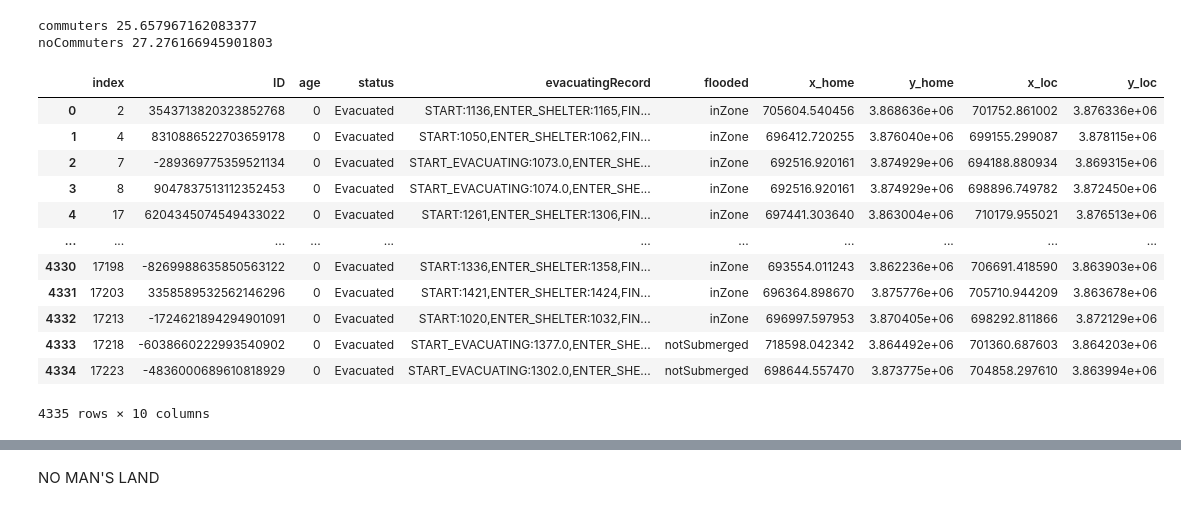
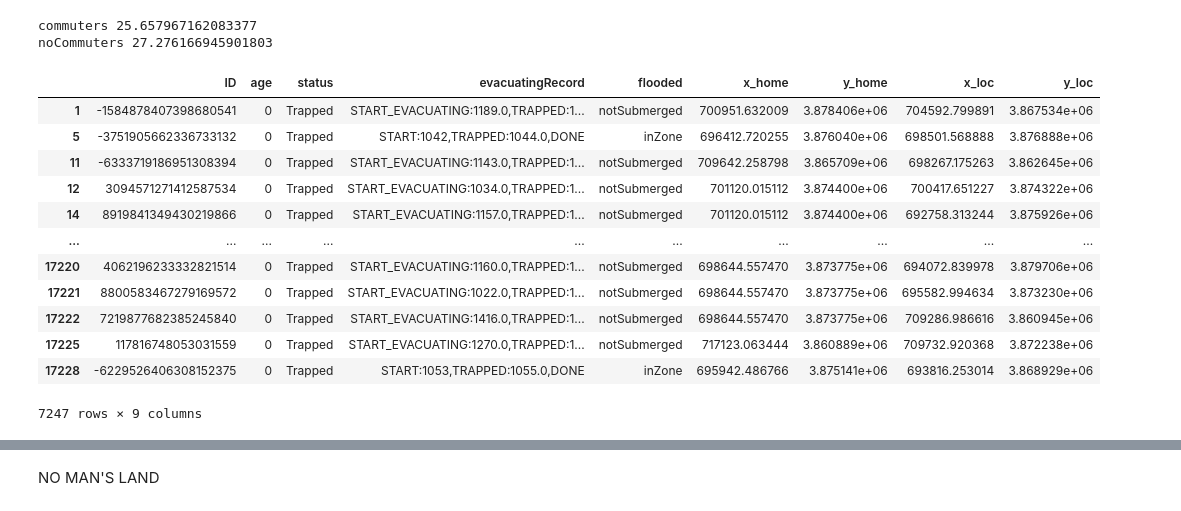
Before and after one commit to swise5/SETOSim, a Jupyter notebook: src/python/CASPT.ipynb, the cells around one changed output, grey strips where cells are left out. Drawn from its saved outputs; the diff is of its cells as text; code cells hidden in the pictures.

```diff
--- a/src/python/CASPT.ipynb
+++ b/src/python/CASPT.ipynb
@@ -33,14 +33,13 @@ files = os.listdir(workingDir)
 holder = {} # set up the holder
 f = files[0]
 # %%
-scenarios = ["commuters", "noCommuters"]
+scenarios = ["noCommuters"] # "commuters",
 roadWeights = {}
 for s in scenarios:
     holder[s] = []
 
 # extract them
 for f in files:
-
     isHeatmap = "heatmap" in f
     commutersHere = "noCommuters" not in f
 
@@ -228,7 +213,7 @@ def extractEvacTime(s):
     return finishTime - startTime
 
 
-scenarios = ["commuters", "noCommuters"]
+scenarios = ["noCommuters"] #"commuters",
 evacueeRecord = {}
 trappedRecord = {}
 localsTrapped = {}
@@ -242,6 +227,10 @@ for s in scenarios:
 # extract them
 for f in files:
 
+    if f.startswith("."):
+        continue
+
+
     isHeatmap = "heatmap" in f
     commutersHere = "noCommuters" not in f
 
@@ -253,7 +242,6 @@ for f in files:
     raw_data = pd.DataFrame(pd.read_csv(workingDir + f, sep='\t')) # read in file
     evacuees = raw_data[raw_data["status"] == "Evacuated"].reset_index()
     evacTime = [extractEvacTime(s) for s in evacuees["evacuatingRecord"]]
-
     evacueeRecord[scenarioName].append(np.mean(evacTime))
 
     trappees = raw_data[raw_data["status"] == "Trapped"].reset_index()
@@ -262,0 +253,28 @@ for f in files:
+# %%
+scenarios = ["noCommuters", "commuters"]
+evacueeFullData = {}
+
+for s in scenarios:
+    evacueeFullData[s] = []
+
+# extract them
+for f in files:
+
+    if f.startswith("."):
+        continue
+
+
+    isHeatmap = "heatmap" in f
+    commutersHere = "noCommuters" not in f
+
+    scenarioName = "commuters" if commutersHere else "noCommuters"
+
+    if isHeatmap:
+        continue
+    #elif commutersHere:
+    #    continue
+
+    raw_data = pd.DataFrame(pd.read_csv(workingDir + f, sep='\t')) # read in file
+    evacuees = raw_data[raw_data["status"] == "Evacuated"].reset_index()
+    evacTime = [extractEvacTime(s) for s in evacuees["evacuatingRecord"]]
+    evacueeFullData[scenarioName].append(evacTime)
@@ -281,21 +328,21 @@ for s in r:
 commuters 25.657967162083377
 noCommuters 27.276166945901803
 # %%
-evacuees
+raw_data[raw_data["status"] == "Trapped"]
 # %% [output]
-|  | index | ID | age | status | evacuatingRecord | flooded | x_home | y_home | x_loc | y_loc |
-| 0 | 2 | 3543713820323852768 | 0 | Evacuated | START:1136,ENTER_SHELTER:1165,FIN... | inZone | 705604.540456 | 3.868636e+06 | 701752.861002 | 3.876336e+06 |
-| 1 | 4 | 8310886522703659178 | 0 | Evacuated | START:1050,ENTER_SHELTER:1062,FIN... | inZone | 696412.720255 | 3.876040e+06 | 699155.299087 | 3.878115e+06 |
-| 2 | 7 | -289369775359521134 | 0 | Evacuated | START_EVACUATING:1073.0,ENTER_SHE... | inZone | 692516.920161 | 3.874929e+06 | 694188.880934 | 3.869315e+06 |
-| 3 | 8 | 9047837513112352453 | 0 | Evacuated | START_EVACUATING:1074.0,ENTER_SHE... | inZone | 692516.920161 | 3.874929e+06 | 698896.749782 | 3.872450e+06 |
-| 4 | 17 | 6204345074549433022 | 0 | Evacuated | START:1261,ENTER_SHELTER:1306,FIN... | inZone | 697441.303640 | 3.863004e+06 | 710179.955021 | 3.876513e+06 |
-| ... | ... | ... | ... | ... | ... | ... | ... | ... | ... | ... |
-| 4330 | 17198 | -8269988635850563122 | 0 | Evacuated | START:1336,ENTER_SHELTER:1358,FIN... | inZone | 693554.011243 | 3.862236e+06 | 706691.418590 | 3.863903e+06 |
-| 4331 | 17203 | 3358589532562146296 | 0 | Evacuated | START:1421,ENTER_SHELTER:1424,FIN... | inZone | 696364.898670 | 3.875776e+06 | 705710.944209 | 3.863678e+06 |
-| 4332 | 17213 | -1724621894294901091 | 0 | Evacuated | START:1020,ENTER_SHELTER:1032,FIN... | inZone | 696997.597953 | 3.870405e+06 | 698292.811866 | 3.872129e+06 |
-| 4333 | 17218 | -6038660222993540902 | 0 | Evacuated | START_EVACUATING:1377.0,ENTER_SHE... | notSubmerged | 718598.042342 | 3.864492e+06 | 701360.687603 | 3.864203e+06 |
-| 4334 | 17223 | -4836000689610818929 | 0 | Evacuated | START_EVACUATING:1302.0,ENTER_SHE... | notSubmerged | 698644.557470 | 3.873775e+06 | 704858.297610 | 3.863994e+06 |
+|  | ID | age | status | evacuatingRecord | flooded | x_home | y_home | x_loc | y_loc |
+| 1 | -1584878407398680541 | 0 | Trapped | START_EVACUATING:1189.0,TRAPPED:1... | notSubmerged | 700951.632009 | 3.878406e+06 | 704592.799891 | 3.867534e+06 |
+| 5 | -3751905662336733132 | 0 | Trapped | START:1042,TRAPPED:1044.0,DONE | inZone | 696412.720255 | 3.876040e+06 | 698501.568888 | 3.876888e+06 |
+| 11 | -6333719186951308394 | 0 | Trapped | START_EVACUATING:1143.0,TRAPPED:1... | notSubmerged | 709642.258798 | 3.865709e+06 | 698267.175263 | 3.862645e+06 |
+| 12 | 3094571271412587534 | 0 | Trapped | START_EVACUATING:1034.0,TRAPPED:1... | notSubmerged | 701120.015112 | 3.874400e+06 | 700417.651227 | 3.874322e+06 |
+| 14 | 8919841349430219866 | 0 | Trapped | START_EVACUATING:1157.0,TRAPPED:1... | notSubmerged | 701120.015112 | 3.874400e+06 | 692758.313244 | 3.875926e+06 |
+| ... | ... | ... | ... | ... | ... | ... | ... | ... | ... |
+| 17220 | 4062196233332821514 | 0 | Trapped | START_EVACUATING:1160.0,TRAPPED:1... | notSubmerged | 698644.557470 | 3.873775e+06 | 694072.839978 | 3.879706e+06 |
+| 17221 | 8800583467279169572 | 0 | Trapped | START_EVACUATING:1022.0,TRAPPED:1... | notSubmerged | 698644.557470 | 3.873775e+06 | 695582.994634 | 3.873230e+06 |
+| 17222 | 7219877682385245840 | 0 | Trapped | START_EVACUATING:1416.0,TRAPPED:1... | notSubmerged | 698644.557470 | 3.873775e+06 | 709286.986616 | 3.860945e+06 |
+| 17225 | 117816748053031559 | 0 | Trapped | START_EVACUATING:1270.0,TRAPPED:1... | notSubmerged | 717123.063444 | 3.860889e+06 | 709732.920368 | 3.872238e+06 |
+| 17228 | -6229526406308152375 | 0 | Trapped | START:1053,TRAPPED:1055.0,DONE | inZone | 695942.486766 | 3.875141e+06 | 693816.253014 | 3.868929e+06 |
-4335 rows × 10 columns
+7247 rows × 9 columns
 # %%
 # extract them
 scenarios = ["commuters", "noCommuters"]
```
Also changed, not shown: parts of 6 cells of this notebook, 4 other files.
